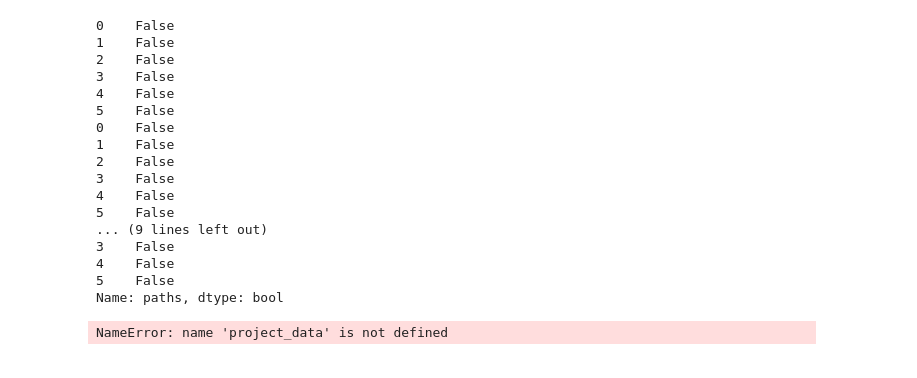
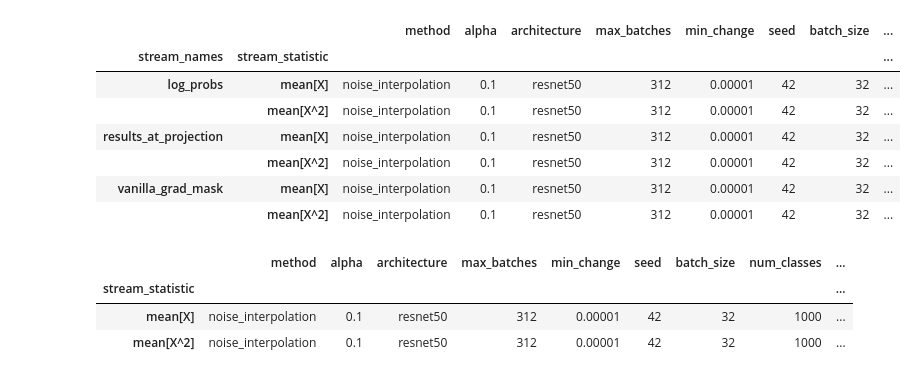
Before and after one commit to Amir-Mehrpanah/On-Spectral-Properties-of-Gradient-based-Explanation-Methods-ECCV24, a Jupyter notebook: slurm_api.ipynb, the cells around one changed output. Cells and saved outputs as stored; diff of their text form; code cells hidden in the pictures.

```diff
--- a/slurm_api.ipynb
+++ b/slurm_api.ipynb
@@ -10,24 +10,20 @@ project_metadata = load_slurm_metadata()
-# %%
-project_metadata["paths"].apply(check_slurm_data_exists)
-# %% [output]
-0    False
-1    False
-2    False
-3    False
-4    False
-5    False
-0    False
-1    False
-2    False
-3    False
-4    False
-5    False
-... (9 lines left out)
-3    False
-4    False
-5    False
-Name: paths, dtype: bool
-# %%
-project_data
-# %% [output]
-NameError: name 'project_data' is not defined
+# %%
+project_metadata = load_slurm_metadata()
+project_metadata = project_metadata.set_index(["stream_names","stream_statistic"])
+project_metadata
+# %% [output]
+|  |  | method | alpha | architecture | max_batches | min_change | seed | batch_size | ... |
+| stream_names | stream_statistic |  |  |  |  |  |  |  | ... |
+| log_probs | mean[X] | noise_interpolation | 0.1 | resnet50 | 312 | 0.00001 | 42 | 32 | ... |
+|  | mean[X^2] | noise_interpolation | 0.1 | resnet50 | 312 | 0.00001 | 42 | 32 | ... |
+| results_at_projection | mean[X] | noise_interpolation | 0.1 | resnet50 | 312 | 0.00001 | 42 | 32 | ... |
+|  | mean[X^2] | noise_interpolation | 0.1 | resnet50 | 312 | 0.00001 | 42 | 32 | ... |
+| vanilla_grad_mask | mean[X] | noise_interpolation | 0.1 | resnet50 | 312 | 0.00001 | 42 | 32 | ... |
+|  | mean[X^2] | noise_interpolation | 0.1 | resnet50 | 312 | 0.00001 | 42 | 32 | ... |
+# %%
+project_metadata.loc[("vanilla_grad_mask"),:]
+# %% [output]
+|  | method | alpha | architecture | max_batches | min_change | seed | batch_size | num_classes | ... |
+| stream_statistic |  |  |  |  |  |  |  |  | ... |
+| mean[X] | noise_interpolation | 0.1 | resnet50 | 312 | 0.00001 | 42 | 32 | 1000 | ... |
+| mean[X^2] | noise_interpolation | 0.1 | resnet50 | 312 | 0.00001 | 42 | 32 | 1000 | ... |
```
Also changed, not shown: parts of 5 cells of this notebook, 6 other files.
